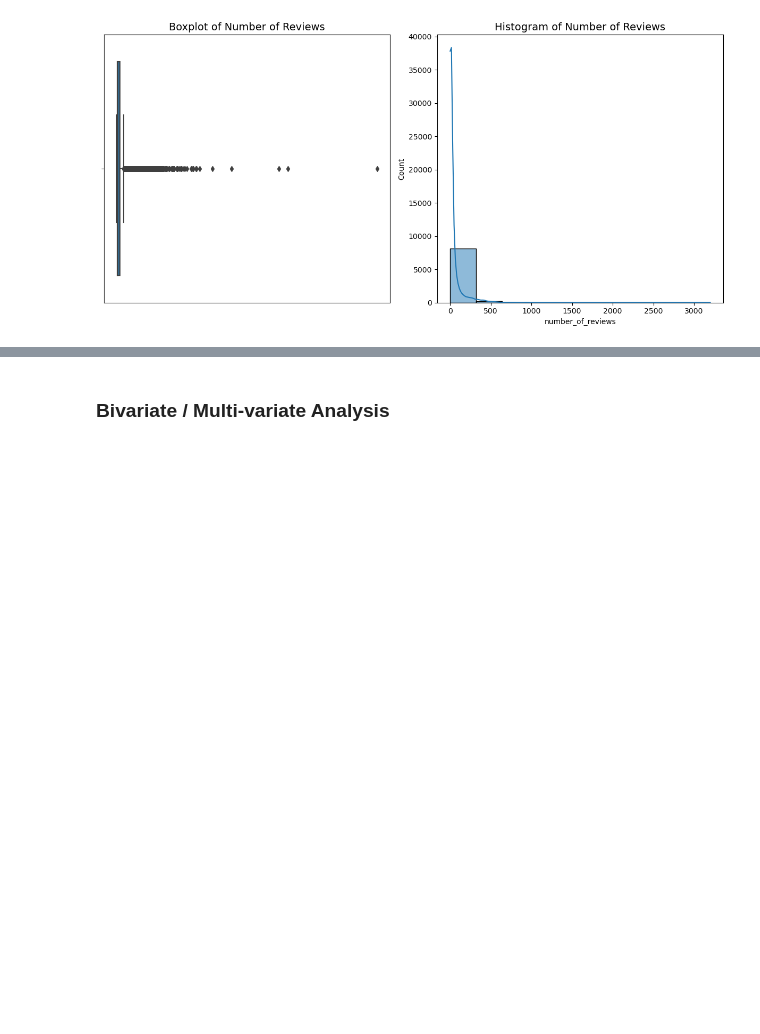
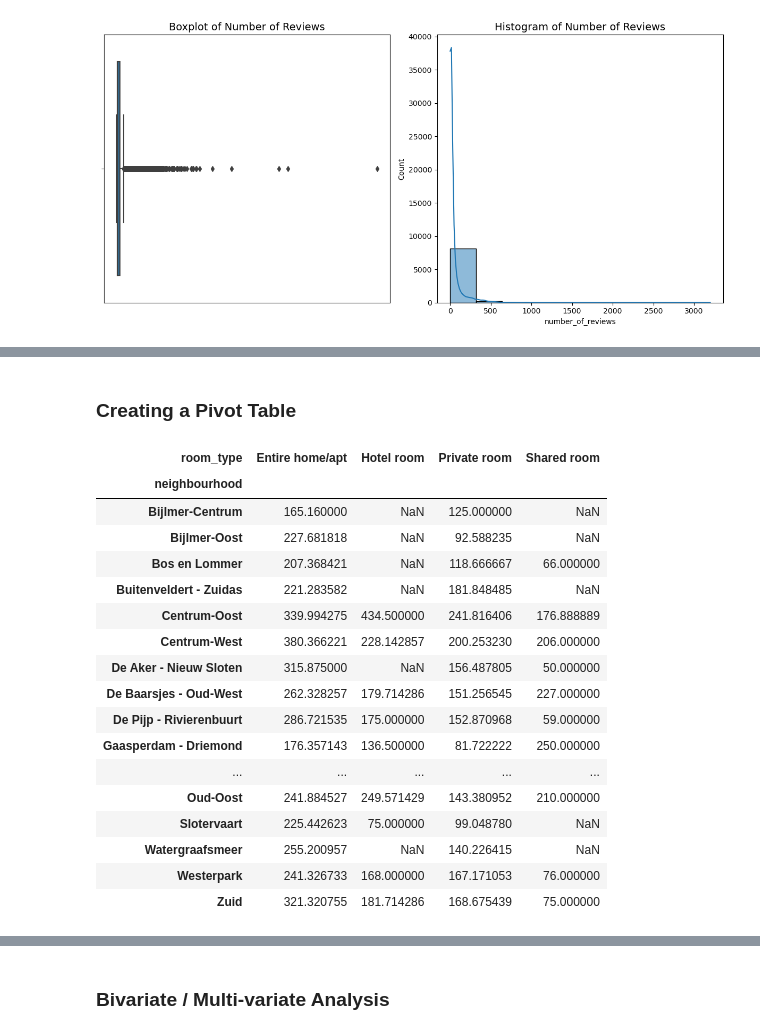
Before and after one commit to Mapalo2023/airbnb, a Jupyter notebook: mapalol_project3.ipynb, the cells around one changed output, grey strips where cells are left out. Cells and saved outputs as stored; diff of their text form; code cells hidden in the pictures; blank space fills up the shorter version.

```diff
--- a/mapalol_project3.ipynb
+++ b/mapalol_project3.ipynb
@@ -338,0 +550,23 @@ exploratory_data_analysis.plot_number_of_reviews_distribution_seaborn()
+# %% [markdown]
+### Creating a Pivot Table
+# %%
+analysis.create_pivot_table(index='neighbourhood', columns='room_type', values='price', aggfunc='mean')
+# %% [output]
+| room_type | Entire home/apt | Hotel room | Private room | Shared room |
+| neighbourhood |  |  |  |  |
+| Bijlmer-Centrum | 165.160000 | NaN | 125.000000 | NaN |
+| Bijlmer-Oost | 227.681818 | NaN | 92.588235 | NaN |
+| Bos en Lommer | 207.368421 | NaN | 118.666667 | 66.000000 |
+| Buitenveldert - Zuidas | 221.283582 | NaN | 181.848485 | NaN |
+| Centrum-Oost | 339.994275 | 434.500000 | 241.816406 | 176.888889 |
+| Centrum-West | 380.366221 | 228.142857 | 200.253230 | 206.000000 |
+| De Aker - Nieuw Sloten | 315.875000 | NaN | 156.487805 | 50.000000 |
+| De Baarsjes - Oud-West | 262.328257 | 179.714286 | 151.256545 | 227.000000 |
+| De Pijp - Rivierenbuurt | 286.721535 | 175.000000 | 152.870968 | 59.000000 |
+| Gaasperdam - Driemond | 176.357143 | 136.500000 | 81.722222 | 250.000000 |
+| ... | ... | ... | ... | ... |
+| Oud-Oost | 241.884527 | 249.571429 | 143.380952 | 210.000000 |
+| Slotervaart | 225.442623 | 75.000000 | 99.048780 | NaN |
+| Watergraafsmeer | 255.200957 | NaN | 140.226415 | NaN |
+| Westerpark | 241.326733 | 168.000000 | 167.171053 | 76.000000 |
+| Zuid | 321.320755 | 181.714286 | 168.675439 | 75.000000 |
```
Also changed, not shown: parts of 72 cells of this notebook, 6 other files.
